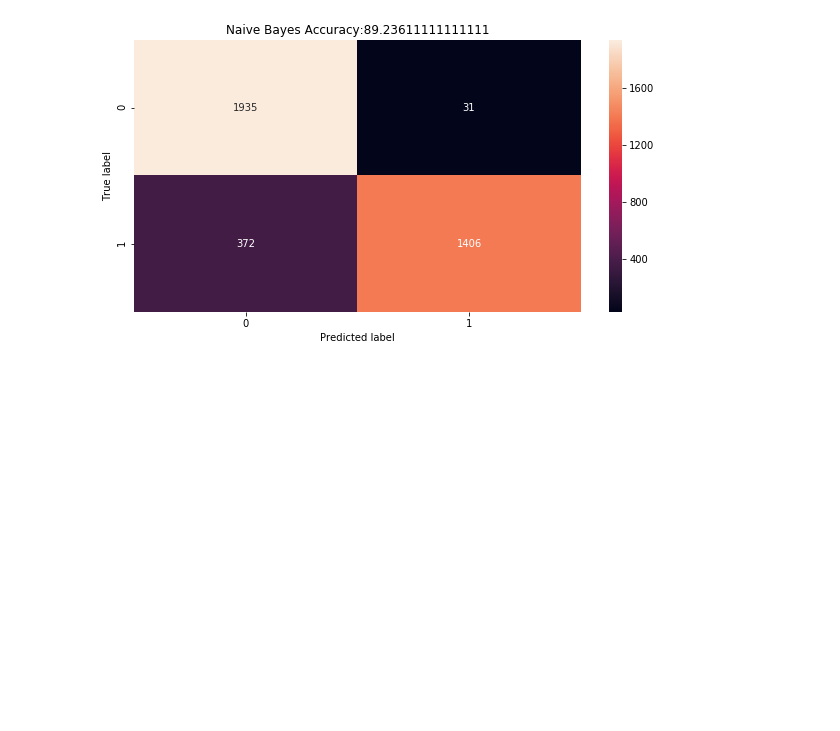
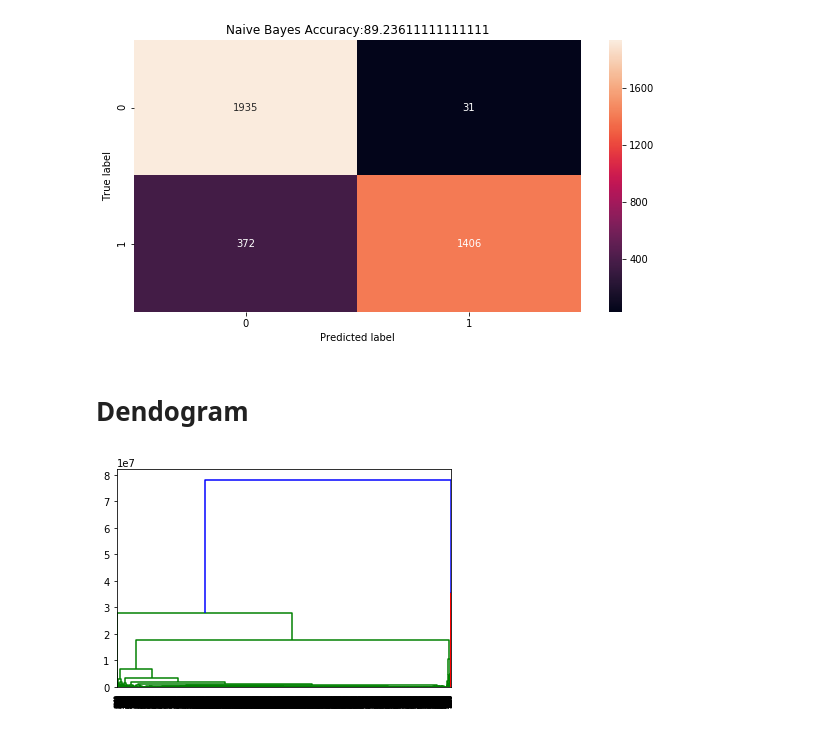
Before and after one commit to sytan6419/Machine-Learning-Project, a Jupyter notebook: Machine Learning Group Assignment.ipynb, the cells around one changed output. Cells and saved outputs as stored; diff of their text form; code cells hidden in the pictures; blank space fills up the shorter version.

```diff
--- a/Machine Learning Group Assignment.ipynb
+++ b/Machine Learning Group Assignment.ipynb
@@ -591,3 +533,6 @@ x.describe()
 | 50% | 14.000000 | 4.300000 | 5.955000e+03 | 5.000000e+05 | 0.000000 | 1.000000 | 65.000000 | 16.000000 | 0.000000 | 16000.000000 | ... |
 | 75% | 25.000000 | 4.500000 | 8.162750e+04 | 5.000000e+06 | 0.000000 | 1.000000 | 93.000000 | 19.000000 | 0.000000 | 30000.000000 | ... |
 | max | 32.000000 | 5.000000 | 7.815831e+07 | 1.000000e+09 | 1.000000 | 5.000000 | 114.000000 | 29.000000 | 400.000000 | 100000.000000 | ... |
+# %%
+# Drop the sizeK column
+x = x.drop(['SizeK'], axis=1)
@@ -729,3 +664,12 @@ plt.xlabel('Predicted label')
 Number of mislabeled points out of a total 3744 points : 403, performance 89.24%
 Text(0.5,24,'Predicted label')
 [figure]
+# %% [markdown]
+# Dendogram
+# %%
+from scipy.cluster.hierarchy import dendrogram, linkage
+linked = linkage(X.iloc[:,[2,6]],'complete')
+dendrogram(linked, orientation='top', distance_sort='ascending', show_leaf_counts=False)
+plt.show()
+# %% [output]
+[figure, added]
```
Also changed, not shown: parts of 46 cells of this notebook.
